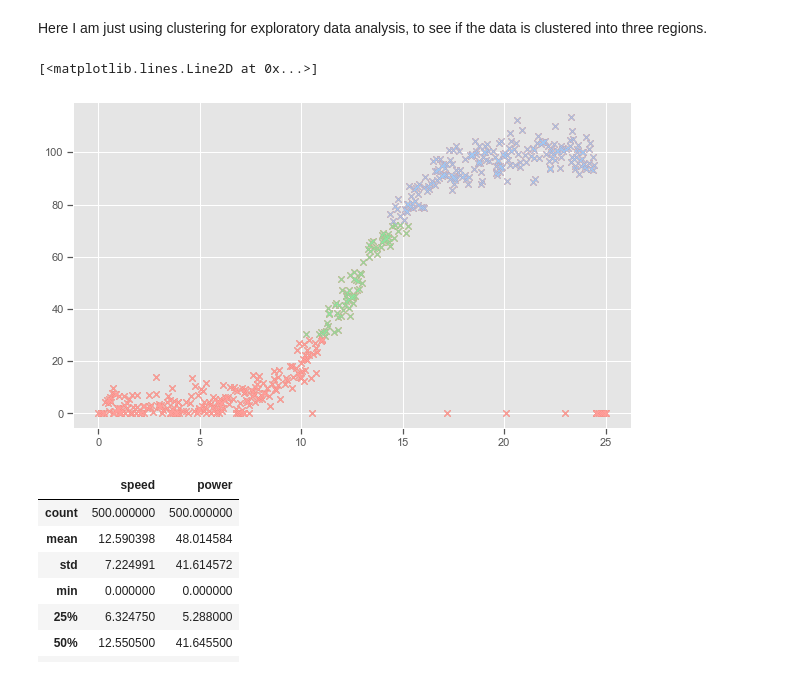
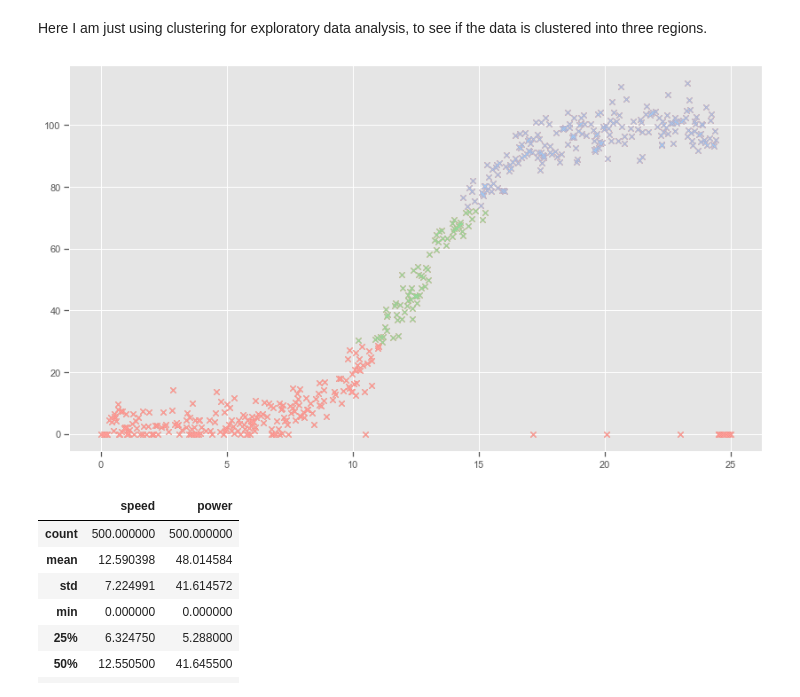
Before and after one commit to angela1C/MLASProject, a Jupyter notebook: wind_project.ipynb, the cells around one changed output. Saved outputs shown, nothing was run; the diff lists cells and outputs as text; code cells hidden in the pictures.

```diff
--- a/wind_project.ipynb
+++ b/wind_project.ipynb
@@ -289,8 +285,8 @@ The scatter plot shows an increasing linear trend in the middle range of the win
 plt.style.use('ggplot')
 
 # Plot size.
-plt.rcParams['figure.figsize'] = (14, 10)
-sns.scatterplot(x=df['speed'],y=df['power'])
+plt.rcParams['figure.figsize'] = (12, 8)
+sns.scatterplot(x=df['speed'],y=df['power'], marker="x")
 plt.grid(True)
 # add title
 plt.title("Scatter plot of Speed and Power");
@@ -355,4 +325,5 @@ The residual plot here does have a shape which suggest non-linearity in the data
 # %%
+plt.rcParams['figure.figsize'] = (10, 5)
 sns.residplot(x="speed", y="power", data=df, scatter_kws={"s": 80})
 plt.title("Residual plot"); plt.show()
 # %% [output]
@@ -477,31 +448,31 @@ Here I am just using clustering for exploratory data analysis, to see if the dat
 # %%
 # Machine learning - KMeans.
 import sklearn.cluster as skcl
 x1 = np.array(df.speed)
 x2 = np.array(df.power)
 X =  np.vstack([x1, x2]).T
 X.size
 # 1000
 X.shape
 # (500, 2)
 # Plots styles.
 plt.style.use('ggplot')
 
 # Plot size.
-plt.rcParams['figure.figsize'] = (10, 6)
+plt.rcParams['figure.figsize'] = (14, 8)
 # Plot the data set.
 
 # Plot the data set.
 plt.plot(X[:,0], X[:,1], 'x')
 
 # Perform kmeans fitting.
 kmeans = skcl.KMeans(n_clusters=3, random_state=0).fit(X)
 plt.plot(X[kmeans.labels_ == 0][:,0], X[kmeans.labels_ == 0][:,1], 'gx')
 plt.plot(X[kmeans.labels_ == 1][:,0], X[kmeans.labels_ == 1][:,1], 'rx')
 plt.plot(X[kmeans.labels_ == 2][:,0], X[kmeans.labels_ == 2][:,1], 'bx')
+plt.show()
 # %% [output]
-[<matplotlib.lines.Line2D at 0x...>]
-[figure, old version]
+[figure, new version]
 # %%
 df.describe()
 # %% [output]
```
Also changed, not shown: parts of 197 cells of this notebook, 5 other files.
